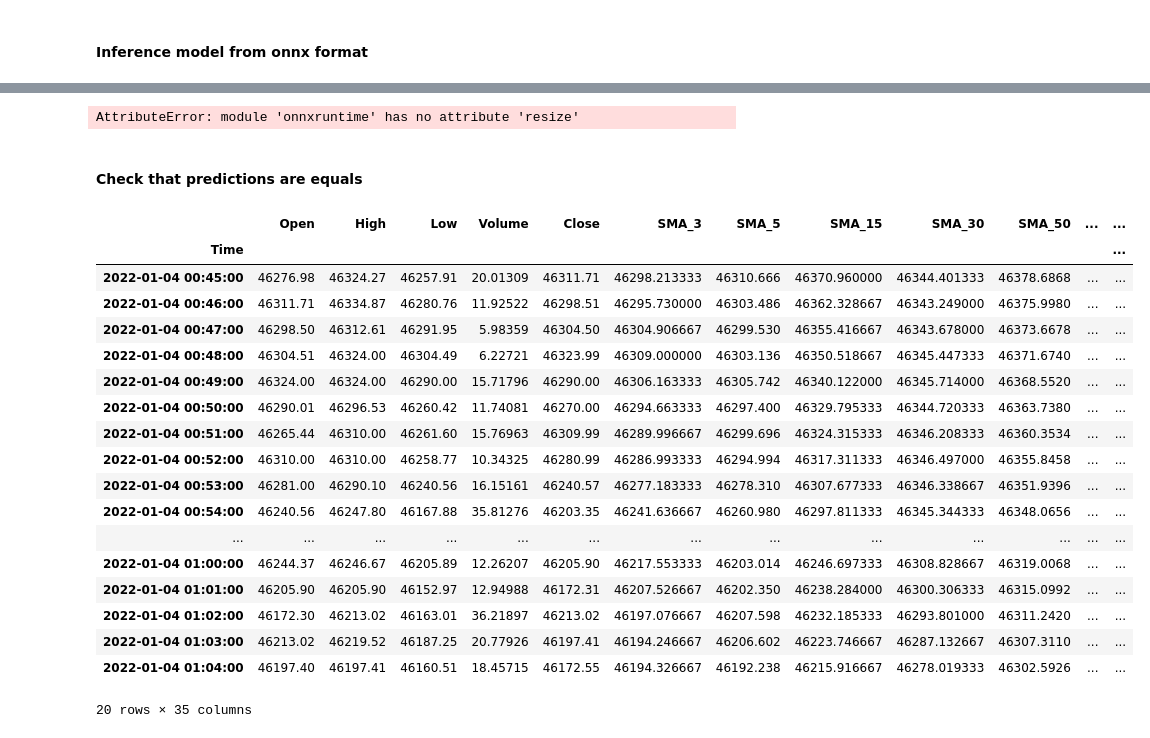
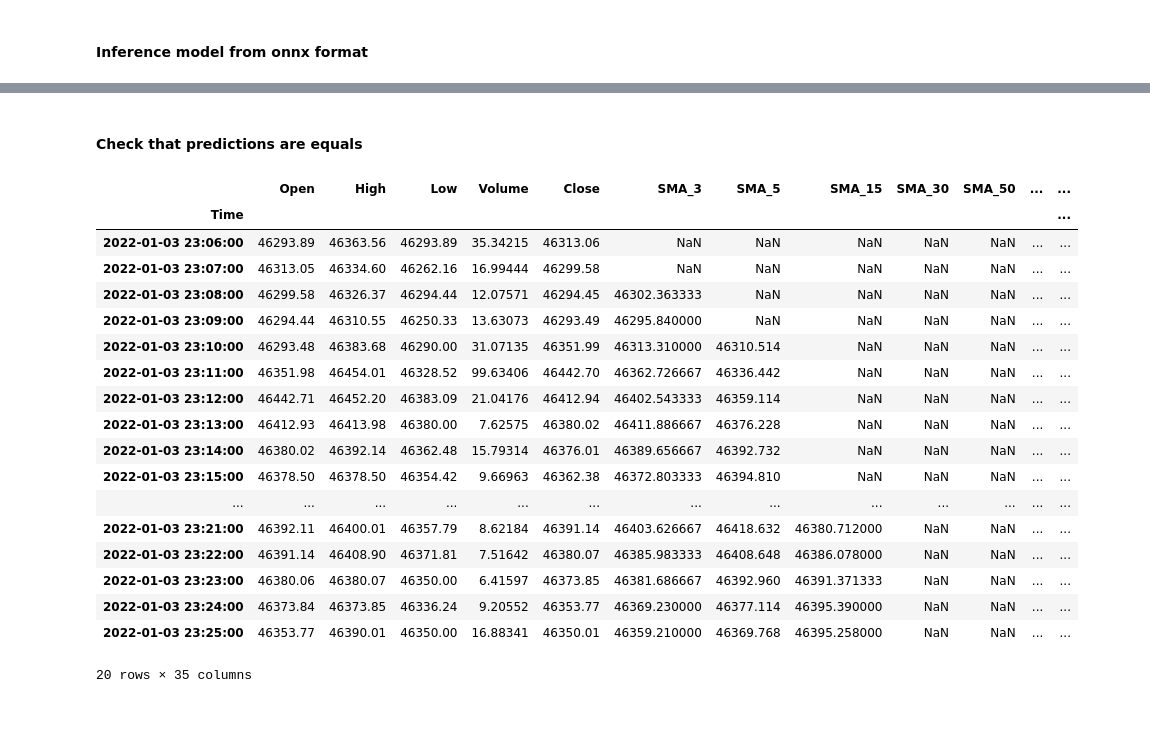
Before and after one commit to Arsenchius/algotrading, a Jupyter notebook: model_training/training.ipynb, the cells around one changed output, grey strips where cells are left out. Drawn from its saved outputs; the diff is of its cells as text; code cells hidden in the pictures.

```diff
--- a/model_training/training.ipynb
+++ b/model_training/training.ipynb
@@ -48,7 +49,7 @@ with open(res_24) as f:
 features_24 = result['features']
 # %%
 model = Model(model_name='LightGBM')
-result = model.train(data, metric='roc_auc',features=features_24, is_optimized=True)
+result = model.train(data, metric='roc_auc',features=features_24, is_optimized=False)
 
 # optimize_results = '/home/kenny/algotrading/model_training/optimization_results'
 # model.optimize(data, optimize_results, features_24)
@@ -123,7 +113,7 @@ test
 # %%
 import onnxruntime as rt
 
-session = rt.InferenceSession("model.onnx")
+session = rt.InferenceSession("binary_model.onnx")
 
 input_name = session.get_inputs()[0].name
 output_name = session.get_outputs()[0].name
@@ -136,34 +126,29 @@ array([1, 1, 1, 0, 1, 1, 0, 1, 1, 1, 1, 1, 1, 1, 0, 1, 1, 0, 0, 1],
       dtype=int64)
-# %%
-if output_data[0].shape != (1,):
-    # Resize the output shape to match the expected shape
-    output_data[0] = rt.resize(output_data[0], (1,))
-# %% [output]
-AttributeError: module 'onnxruntime' has no attribute 'resize'
 # %% [markdown]
 #### Check that predictions are equals
 # %%
+pred = model.model_trained.predict(test)
 test["predicted"] = pred
 test["onnx_predicted"] = pred_onnx
 test
 # %% [output]
 |  | Open | High | Low | Volume | Close | SMA_3 | SMA_5 | SMA_15 | SMA_30 | SMA_50 | ... | ... |
 | Time |  |  |  |  |  |  |  |  |  |  |  | ... |
-| 2022-01-04 00:45:00 | 46276.98 | 46324.27 | 46257.91 | 20.01309 | 46311.71 | 46298.213333 | 46310.666 | 46370.960000 | 46344.401333 | 46378.6868 | ... | ... |
-| 2022-01-04 00:46:00 | 46311.71 | 46334.87 | 46280.76 | 11.92522 | 46298.51 | 46295.730000 | 46303.486 | 46362.328667 | 46343.249000 | 46375.9980 | ... | ... |
-| 2022-01-04 00:47:00 | 46298.50 | 46312.61 | 46291.95 | 5.98359 | 46304.50 | 46304.906667 | 46299.530 | 46355.416667 | 46343.678000 | 46373.6678 | ... | ... |
-| 2022-01-04 00:48:00 | 46304.51 | 46324.00 | 46304.49 | 6.22721 | 46323.99 | 46309.000000 | 46303.136 | 46350.518667 | 46345.447333 | 46371.6740 | ... | ... |
-| 2022-01-04 00:49:00 | 46324.00 | 46324.00 | 46290.00 | 15.71796 | 46290.00 | 46306.163333 | 46305.742 | 46340.122000 | 46345.714000 | 46368.5520 | ... | ... |
-| 2022-01-04 00:50:00 | 46290.01 | 46296.53 | 46260.42 | 11.74081 | 46270.00 | 46294.663333 | 46297.400 | 46329.795333 | 46344.720333 | 46363.7380 | ... | ... |
-| 2022-01-04 00:51:00 | 46265.44 | 46310.00 | 46261.60 | 15.76963 | 46309.99 | 46289.996667 | 46299.696 | 46324.315333 | 46346.208333 | 46360.3534 | ... | ... |
-| 2022-01-04 00:52:00 | 46310.00 | 46310.00 | 46258.77 | 10.34325 | 46280.99 | 46286.993333 | 46294.994 | 46317.311333 | 46346.497000 | 46355.8458 | ... | ... |
-| 2022-01-04 00:53:00 | 46281.00 | 46290.10 | 46240.56 | 16.15161 | 46240.57 | 46277.183333 | 46278.310 | 46307.677333 | 46346.338667 | 46351.9396 | ... | ... |
-| 2022-01-04 00:54:00 | 46240.56 | 46247.80 | 46167.88 | 35.81276 | 46203.35 | 46241.636667 | 46260.980 | 46297.811333 | 46345.344333 | 46348.0656 | ... | ... |
+| 2022-01-03 23:06:00 | 46293.89 | 46363.56 | 46293.89 | 35.34215 | 46313.06 | NaN | NaN | NaN | NaN | NaN | ... | ... |
+| 2022-01-03 23:07:00 | 46313.05 | 46334.60 | 46262.16 | 16.99444 | 46299.58 | NaN | NaN | NaN | NaN | NaN | ... | ... |
+| 2022-01-03 23:08:00 | 46299.58 | 46326.37 | 46294.44 | 12.07571 | 46294.45 | 46302.363333 | NaN | NaN | NaN | NaN | ... | ... |
+| 2022-01-03 23:09:00 | 46294.44 | 46310.55 | 46250.33 | 13.63073 | 46293.49 | 46295.840000 | NaN | NaN | NaN | NaN | ... | ... |
+| 2022-01-03 23:10:00 | 46293.48 | 46383.68 | 46290.00 | 31.07135 | 46351.99 | 46313.310000 | 46310.514 | NaN | NaN | NaN | ... | ... |
+| 2022-01-03 23:11:00 | 46351.98 | 46454.01 | 46328.52 | 99.63406 | 46442.70 | 46362.726667 | 46336.442 | NaN | NaN | NaN | ... | ... |
+| 2022-01-03 23:12:00 | 46442.71 | 46452.20 | 46383.09 | 21.04176 | 46412.94 | 46402.543333 | 46359.114 | NaN | NaN | NaN | ... | ... |
+| 2022-01-03 23:13:00 | 46412.93 | 46413.98 | 46380.00 | 7.62575 | 46380.02 | 46411.886667 | 46376.228 | NaN | NaN | NaN | ... | ... |
+| 2022-01-03 23:14:00 | 46380.02 | 46392.14 | 46362.48 | 15.79314 | 46376.01 | 46389.656667 | 46392.732 | NaN | NaN | NaN | ... | ... |
+| 2022-01-03 23:15:00 | 46378.50 | 46378.50 | 46354.42 | 9.66963 | 46362.38 | 46372.803333 | 46394.810 | NaN | NaN | NaN | ... | ... |
 | ... | ... | ... | ... | ... | ... | ... | ... | ... | ... | ... | ... | ... |
-| 2022-01-04 01:00:00 | 46244.37 | 46246.67 | 46205.89 | 12.26207 | 46205.90 | 46217.553333 | 46203.014 | 46246.697333 | 46308.828667 | 46319.0068 | ... | ... |
-| 2022-01-04 01:01:00 | 46205.90 | 46205.90 | 46152.97 | 12.94988 | 46172.31 | 46207.526667 | 46202.350 | 46238.284000 | 46300.306333 | 46315.0992 | ... | ... |
-| 2022-01-04 01:02:00 | 46172.30 | 46213.02 | 46163.01 | 36.21897 | 46213.02 | 46197.076667 | 46207.598 | 46232.185333 | 46293.801000 | 46311.2420 | ... | ... |
-| 2022-01-04 01:03:00 | 46213.02 | 46219.52 | 46187.25 | 20.77926 | 46197.41 | 46194.246667 | 46206.602 | 46223.746667 | 46287.132667 | 46307.3110 | ... | ... |
-| 2022-01-04 01:04:00 | 46197.40 | 46197.41 | 46160.51 | 18.45715 | 46172.55 | 46194.326667 | 46192.238 | 46215.916667 | 46278.019333 | 46302.5926 | ... | ... |
+| 2022-01-03 23:21:00 | 46392.11 | 46400.01 | 46357.79 | 8.62184 | 46391.14 | 46403.626667 | 46418.632 | 46380.712000 | NaN | NaN | ... | ... |
+| 2022-01-03 23:22:00 | 46391.14 | 46408.90 | 46371.81 | 7.51642 | 46380.07 | 46385.983333 | 46408.648 | 46386.078000 | NaN | NaN | ... | ... |
+| 2022-01-03 23:23:00 | 46380.06 | 46380.07 | 46350.00 | 6.41597 | 46373.85 | 46381.686667 | 46392.960 | 46391.371333 | NaN | NaN | ... | ... |
+| 2022-01-03 23:24:00 | 46373.84 | 46373.85 | 46336.24 | 9.20552 | 46353.77 | 46369.230000 | 46377.114 | 46395.390000 | NaN | NaN | ... | ... |
+| 2022-01-03 23:25:00 | 46353.77 | 46390.01 | 46350.00 | 16.88341 | 46350.01 | 46359.210000 | 46369.768 | 46395.258000 | NaN | NaN | ... | ... |
 20 rows × 35 columns
 # %%
```
Also changed, not shown: parts of 8 cells of this notebook, 14 other files.
